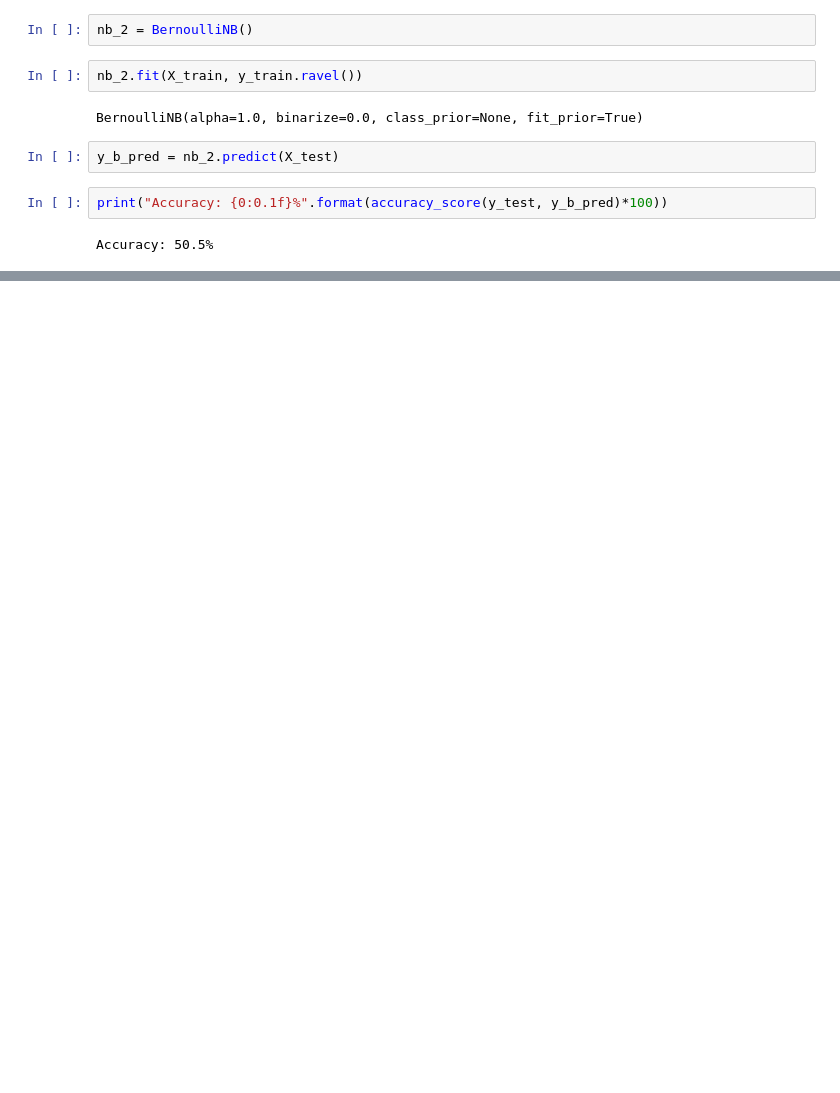
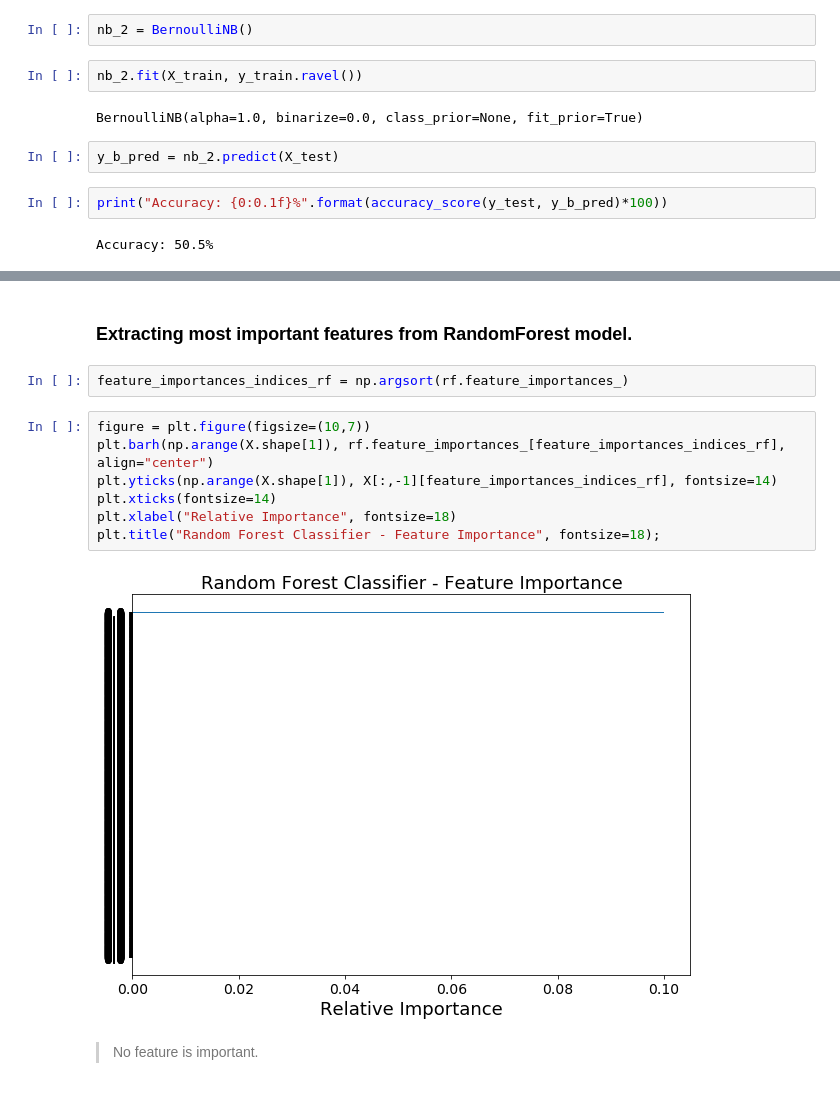
Before and after one commit to carlespoles/DSCI6051-student, a Jupyter notebook: transfer-learning-InceptionV3-models-2.ipynb, the cells around one changed output, grey strips where cells are left out. Cells and saved outputs as stored; diff of their text form; blank space fills up the shorter version.

Commit message:
check models

```diff
--- a/transfer-learning-InceptionV3-models-2.ipynb
+++ b/transfer-learning-InceptionV3-models-2.ipynb
@@ -136,0 +131,15 @@ len(y_clf_pred)
+# %% [markdown]
+### Extracting most important features from RandomForest model.
+# %%
+feature_importances_indices_rf = np.argsort(rf.feature_importances_)
+# %%
+figure = plt.figure(figsize=(10,7))
+plt.barh(np.arange(X.shape[1]), rf.feature_importances_[feature_importances_indices_rf], align="center")
+plt.yticks(np.arange(X.shape[1]), X[:,-1][feature_importances_indices_rf], fontsize=14)
+plt.xticks(fontsize=14)
+plt.xlabel("Relative Importance", fontsize=18)
+plt.title("Random Forest Classifier - Feature Importance", fontsize=18);
+# %% [output]
+[figure, added]
+# %% [markdown]
+>No feature is important.
```
Also changed, not shown: parts of 4 cells of this notebook, 1 other file.
